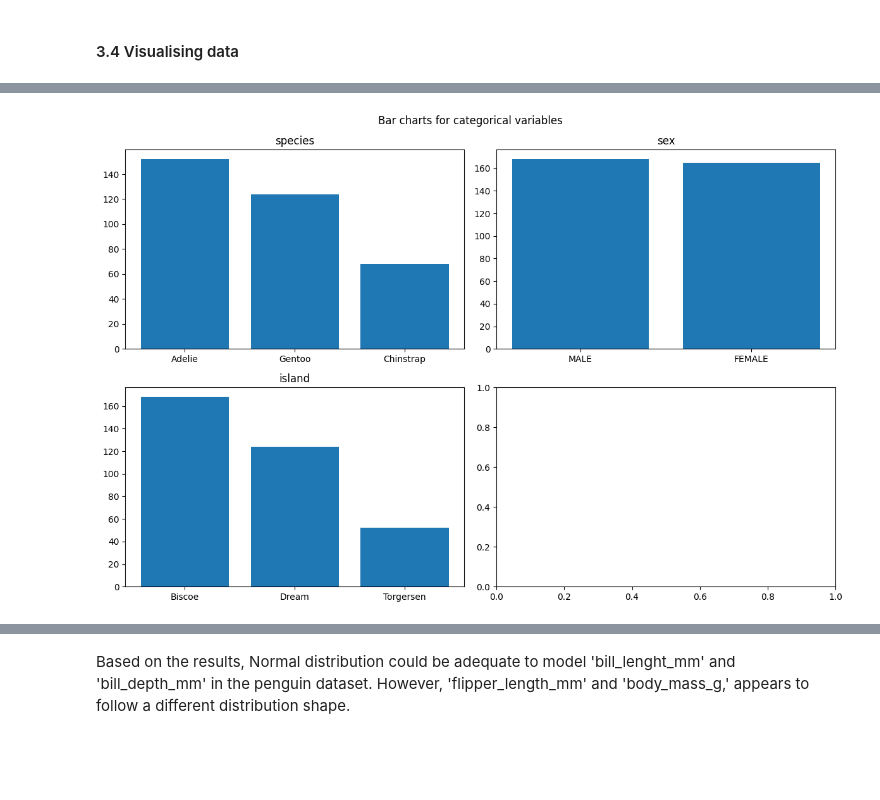
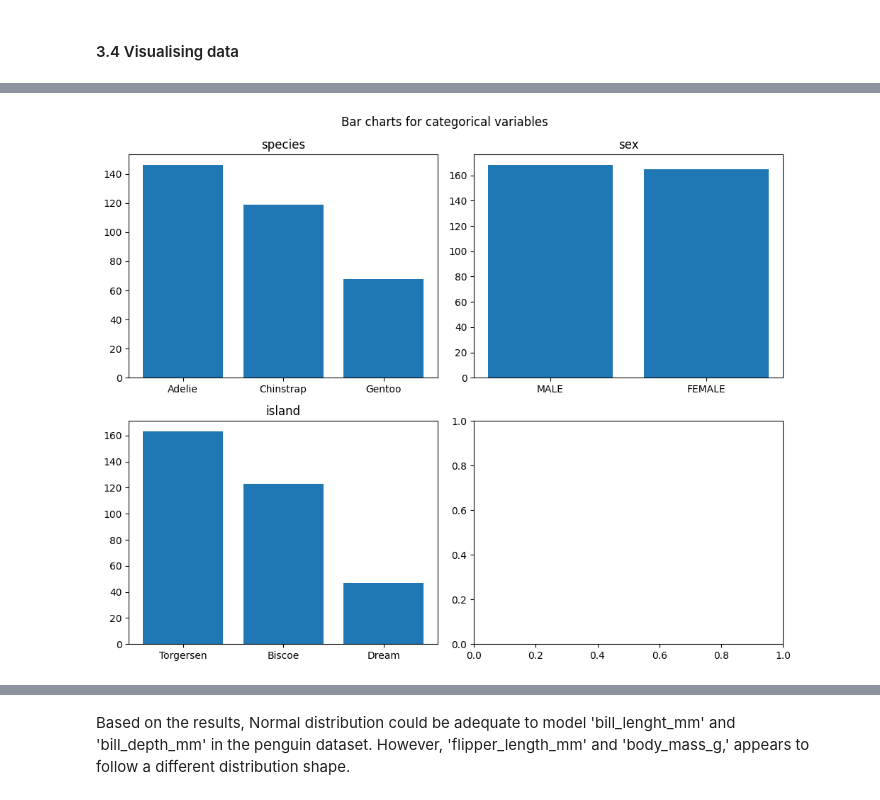
Before and after one commit to noyo0/Fundamentals_DataAnalysis, a Jupyter notebook: tasks.ipynb, the cells around one changed output, grey strips where cells are left out. Saved outputs shown, nothing was run; the diff lists cells and outputs as text; code cells hidden in the pictures; blank space fills up the shorter version.

```diff
--- a/tasks.ipynb
+++ b/tasks.ipynb
@@ -405,27 +412,34 @@ Bar charts are one of the most popular methods for visualizing categorical data
 # %%
+# resolving issue found with NaN values in the 'sex' varaible resulting indexing error in synth_freq variable.
+df=df.dropna() # drop rows with missing data # Cleaning empty cells (ref: https://www.w3schools.com/python/pandas/pandas_cleaning_empty_cells.asp)
+
+
 # Visualise penguine categorical data with bar charts
 
-import matplotlib.pyplot as plt
-#set variable names
-#print(df.columns)
-c=['species', 'island', 'sex']
+import matplotlib.pyplot as plt # module required for the plots
+#print(df.columns) # get variable names
+c=['species', 'island', 'sex'] # set a list of the categorical variables
 
 #set up plot for 3 charts
-fig, axs = plt.subplots(2,2, figsize=(12,8))
-fig.suptitle('Bar charts for categorical variables ',fontsize=12)
+fig, axs = plt.subplots(2,2, figsize=(10,8)) #set a 2x2 grid for space saving
+fig.suptitle('Bar charts for categorical variables ') #set title for the plot
+# subplot coordinates
 rows=[0,1,0]
 cols=[0,0,1]
 #loop through numeric data and draw histogram
-for i in range(3):
-    freq = df[c[i]].value_counts()
-    names = freq.index
-    axs[rows[i],cols[i]].bar(names, freq)
-    axs[rows[i],cols[i]].set_title(c[i])
+for i in range(len(c)):
+    freq = df[c[i]].value_counts() #get freqency of occurance for each category
+    names = df[c[i]].unique() # get categories(unique values) from categorical varaible
+    axs[rows[i],cols[i]].bar(names, freq) #plot bar plot with categories on x and frequencies on y
+    axs[rows[i],cols[i]].set_title(c[i]) # set variable names as subplot title
 
 plt.tight_layout() #keep the text from overlapping
 plt.show()
+
+# ref creating multiple subplots: https://matplotlib.org/stable/gallery/subplots_axes_and_figures/subplots_demo.html
+# ref bar plots: https://matplotlib.org/stable/api/_as_gen/matplotlib.pyplot.bar.html
 # %% [output]
-[figure, old version]
+[figure, new version]
 # %% [markdown]
 #### 3.4.2 Multinomial distribution
 
```
Also changed, not shown: parts of 38 cells of this notebook.
